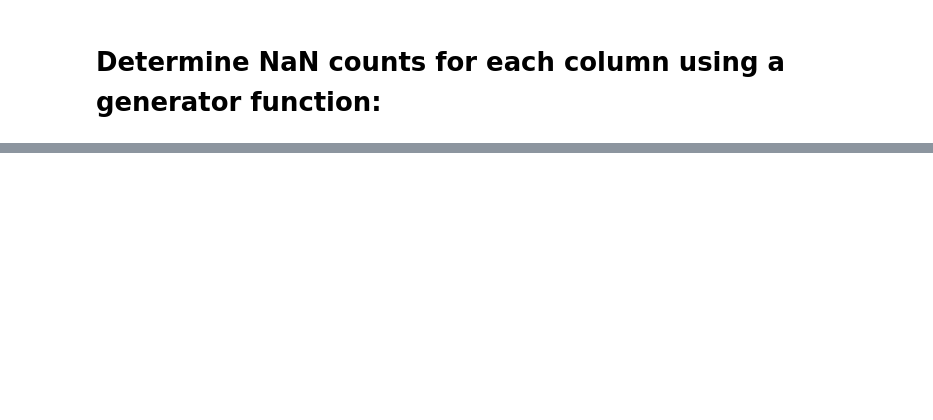
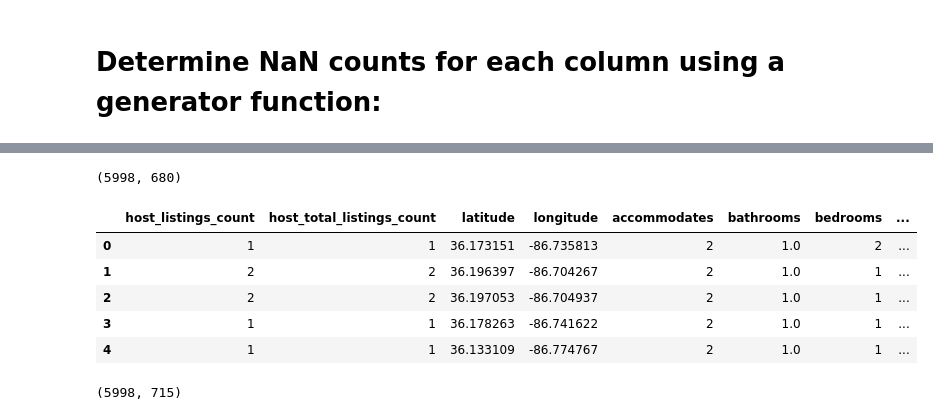
Before and after one commit to whitneylosinski/Eat.Sleep.Data, a Jupyter notebook: Listings_full.csv_CLEANING_PROCESS_file.ipynb, the cells around one changed output, grey strips where cells are left out. Drawn from its saved outputs; the diff is of its cells as text; code cells hidden in the pictures; blank space fills up the shorter version.

Commit message:
Alex and Ken cleaned data update

```diff
--- a/Listings_full.csv_CLEANING_PROCESS_file.ipynb
+++ b/Listings_full.csv_CLEANING_PROCESS_file.ipynb
@@ -109,0 +139,3 @@ listings_full_df.shape
+# %%
+listings_full_df.drop(columns=['amenities'], inplace=True)
+[*listings_full_df.dtypes.items()]
@@ -109,0 +190,3 @@ listings_full_df.shape
+# %%
+listings_full_df2 = listings_full_df.drop(columns=['market', 'cleaning_fee', 'first_review', "last_review", 'security_deposit'])
+listings_full_df2.nunique()
@@ -109,0 +215,3 @@ listings_full_df.shape
+# %%
+list_of_categoricals_updated = listings_full_df2.dtypes[listings_full_df.dtypes == "object"].index.tolist()
+list_of_categoricals_updated
@@ -109,0 +237,11 @@ listings_full_df.shape
+# %%
+# Create a OneHotEncoder instance
+from sklearn.preprocessing import StandardScaler,OneHotEncoder
+enc = OneHotEncoder(sparse=False)
+
+# Fit and transform the OneHotEncoder using the categorical variable list
+encode_df = pd.DataFrame(enc.fit_transform(listings_full_df2[list_of_categoricals_updated]))
+
+# Add the encoded variable names to the dataframe
+encode_df.columns = enc.get_feature_names(list_of_categoricals_updated)
+encode_df.head()
@@ -109,0 +255,38 @@ listings_full_df.shape
+# %%
+encode_df.shape
+# %% [output]
+(5998, 680)
+# %%
+# Merge one-hot encoded features and drop the originals
+listings_full_df2 = listings_full_df2.merge(encode_df,left_index=True, right_index=True)
+listings_full_df2 = listings_full_df2.drop(columns=['host_is_superhost',
+ 'host_has_profile_pic',
+ 'host_identity_verified',
+ 'street',
+ 'neighbourhood_cleansed',
+ 'city',
+ 'property_type',
+ 'room_type',
+ 'bed_type',
+ 'price',
+ 'extra_people',
+ 'has_availability',
+ 'calendar_last_scraped',
+ 'instant_bookable',
+ 'is_business_travel_ready',
+ 'cancellation_policy',
+ 'require_guest_profile_picture',
+ 'require_guest_phone_verification'])
+
+listings_full_df2.head()
+# %% [output]
+|  | host_listings_count | host_total_listings_count | latitude | longitude | accommodates | bathrooms | bedrooms | ... |
+| 0 | 1 | 1 | 36.173151 | -86.735813 | 2 | 1.0 | 2 | ... |
+| 1 | 2 | 2 | 36.196397 | -86.704267 | 2 | 1.0 | 1 | ... |
+| 2 | 2 | 2 | 36.197053 | -86.704937 | 2 | 1.0 | 1 | ... |
+| 3 | 1 | 1 | 36.178263 | -86.741622 | 2 | 1.0 | 1 | ... |
+| 4 | 1 | 1 | 36.133109 | -86.774767 | 2 | 1.0 | 1 | ... |
+# %%
+listings_full_df2.shape
+# %% [output]
+(5998, 715)
```
Also changed, not shown: parts of 23 cells of this notebook.
